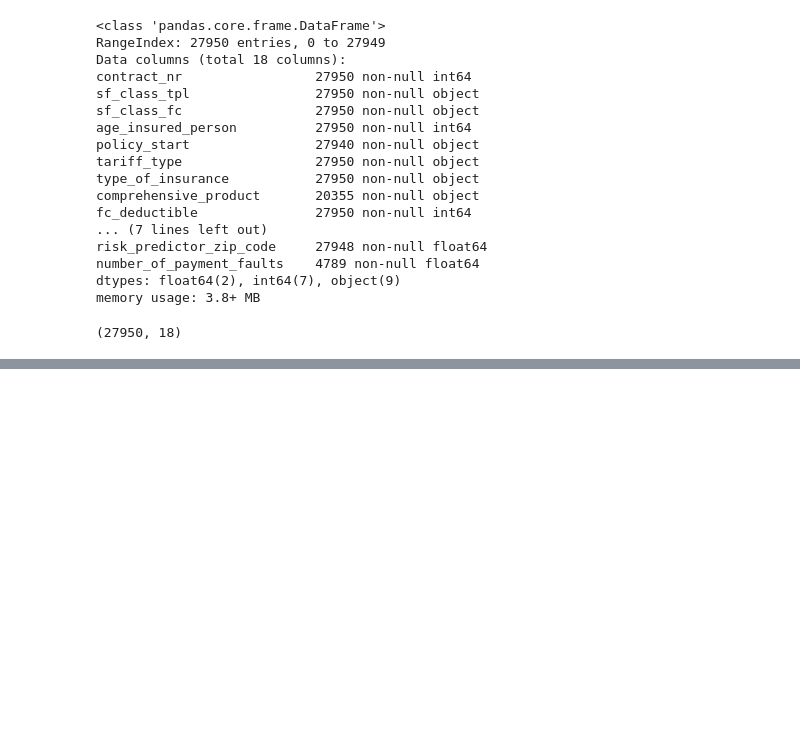
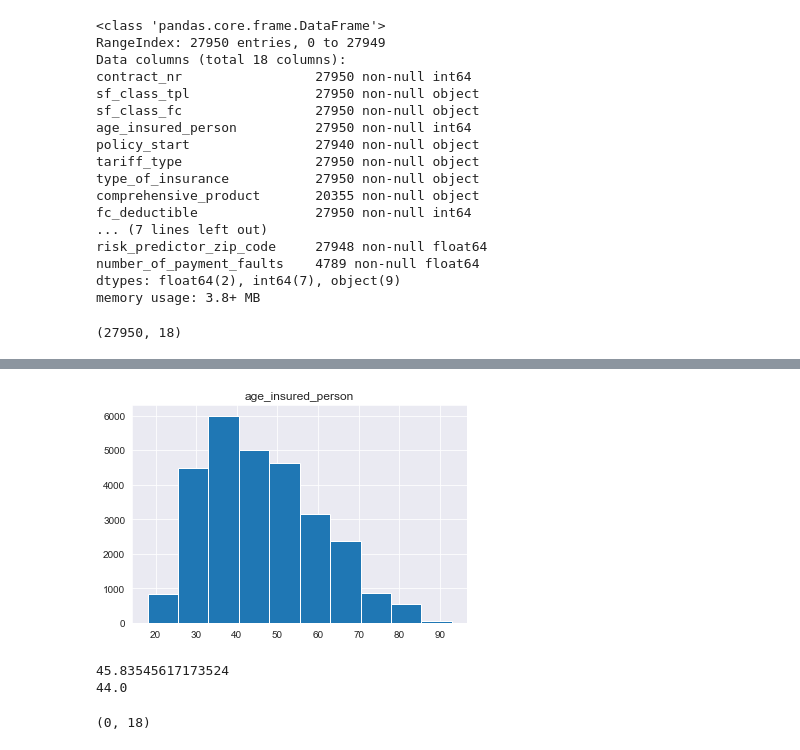
Before and after one commit to ck-unifr/friday-code-challenge, a Jupyter notebook: friday-code-challenge.ipynb, the cells around one changed output, grey strips where cells are left out. Drawn from its saved outputs; the diff is of its cells as text; code cells hidden in the pictures; blank space fills up the shorter version.

```diff
--- a/friday-code-challenge.ipynb
+++ b/friday-code-challenge.ipynb
@@ -107,0 +191,15 @@ df_friday.shape
+# %%
+df_friday[['age_insured_person']].hist()
+pyplot.show()
+# %% [output]
+[figure, added]
+# %%
+print(df_friday['age_insured_person'].mean())
+print(df_friday['age_insured_person'].median())
+# %% [output]
+45.83545617173524
+44.0
+# %%
+df_friday[df_friday['age_insured_person'].isnull()].shape
+# %% [output]
+(0, 18)
```
Also changed, not shown: parts of 38 cells of this notebook.
